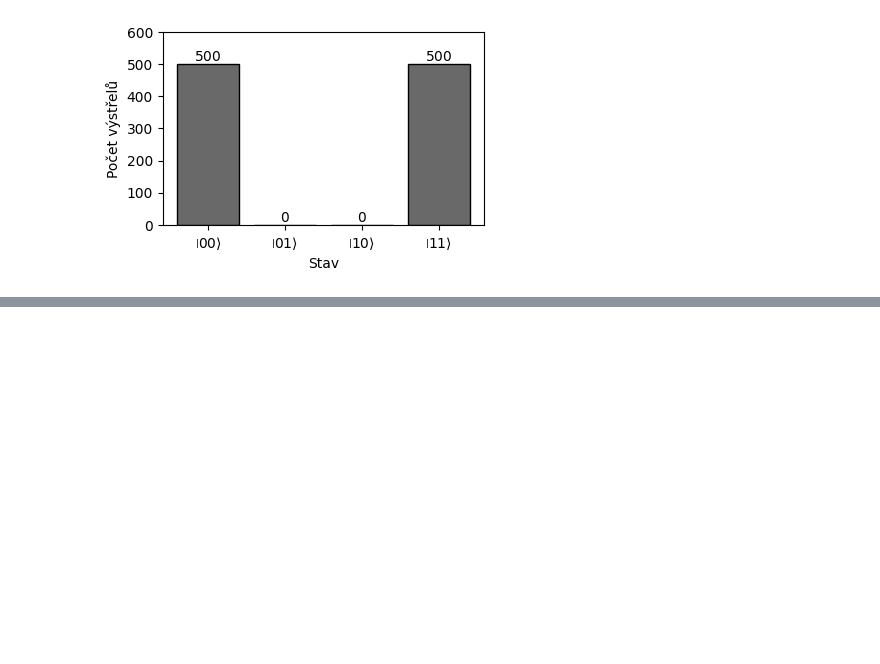
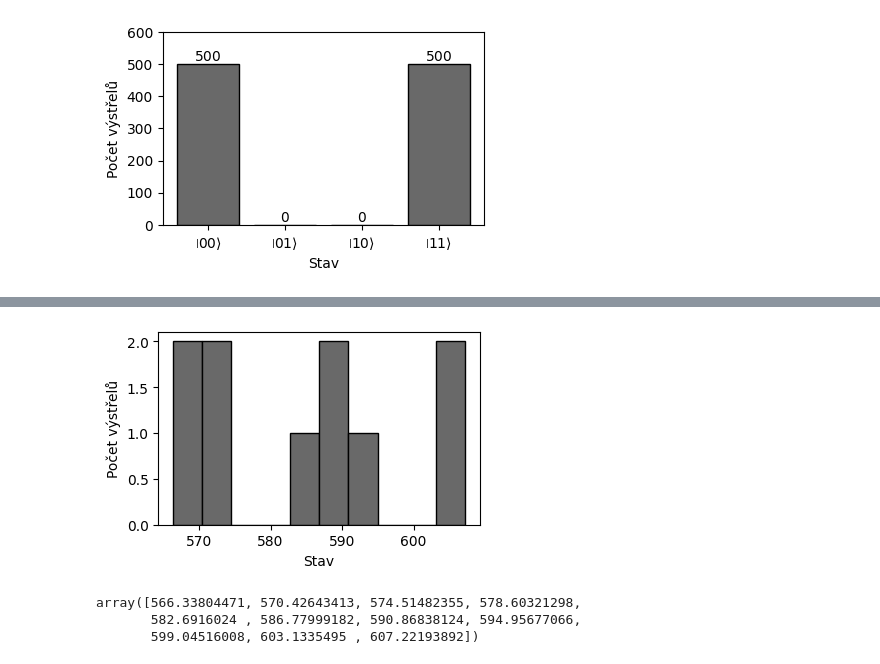
Before and after one commit to TheLittleRock/Charmonium-VQE, a Jupyter notebook: Grafy baka.ipynb, the cells around one changed output, grey strips where cells are left out. Drawn from its saved outputs; the diff is of its cells as text; code cells hidden in the pictures; blank space fills up the shorter version.

```diff
--- a/Grafy baka.ipynb
+++ b/Grafy baka.ipynb
@@ -57,3 +57,6 @@ plt.savefig('measurement_plot.pdf', bbox_inches = "tight")
 plt.show()
 # %% [output]
 [figure]
+# %%
+data = np.loadtxt("./data/test_fake_sherbrooke_cobyla.csv", delimiter=",")
+data
@@ -59,0 +74,34 @@ plt.show()
+# %%
+def addlabels(x,y):
+    for i in range(len(x)):
+        plt.text(i, y[i]+10, r"${}$".format(str(y[i])), ha = 'center')
+
+plt.figure(figsize = (4.15,2.5))
+
+#x = np.array([ket("00"), ket("01"), ket("10"), ket("11")])
+
+counts, bins = np.histogram(data.T[0])
+#plt.stairs(counts, bins)
+plt.hist(bins[:-1], bins, weights=counts, color = "dimgrey", edgecolor = "black")
+
+
+#y = np.array([500, 0, 0, 500])
+
+#plt.bar(bins,counts, color = "dimgrey", edgecolor = "black")
+#addlabels(x, y)
+
+#plt.ylim(0, 600)
+
+plt.ylabel("Počet výstřelů")
+plt.xlabel("Stav")
+
+#plt.savefig('measurement_plot.pdf', bbox_inches = "tight")
+plt.show()
+# %% [output]
+[figure, added]
+# %%
+bins
+# %% [output]
+array([566.33804471, 570.42643413, 574.51482355, 578.60321298,
+       582.6916024 , 586.77999182, 590.86838124, 594.95677066,
+       599.04516008, 603.1335495 , 607.22193892])
```
Also changed, not shown: parts of 1 cell of this notebook, 2 other files.
